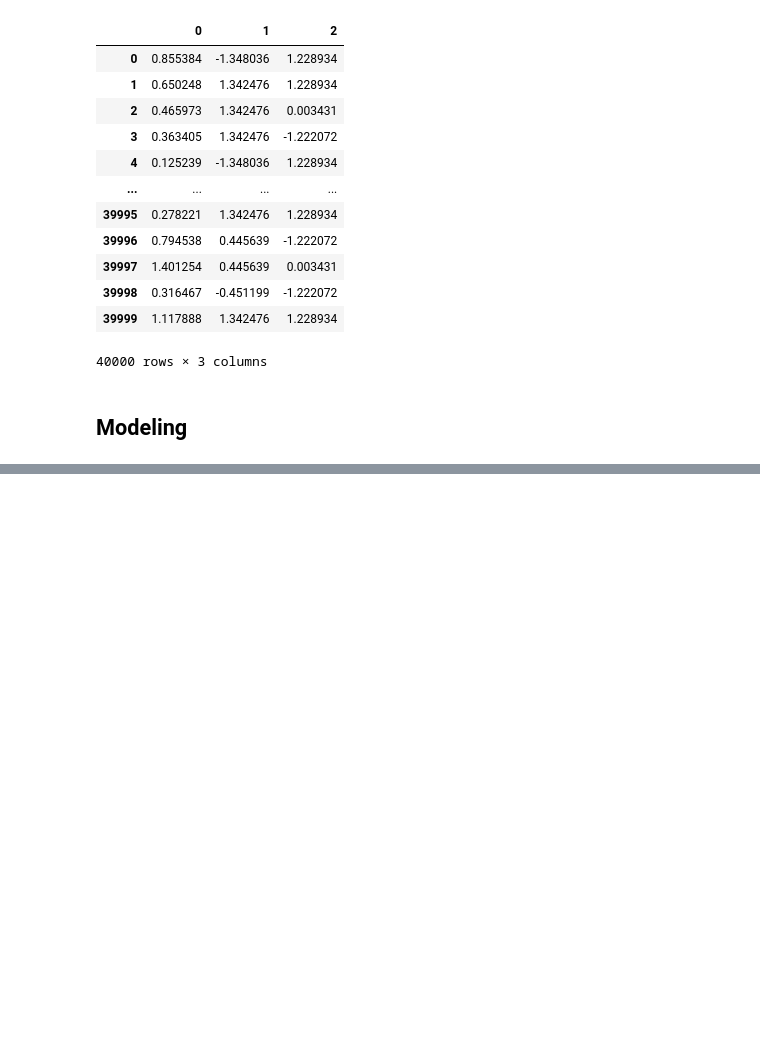
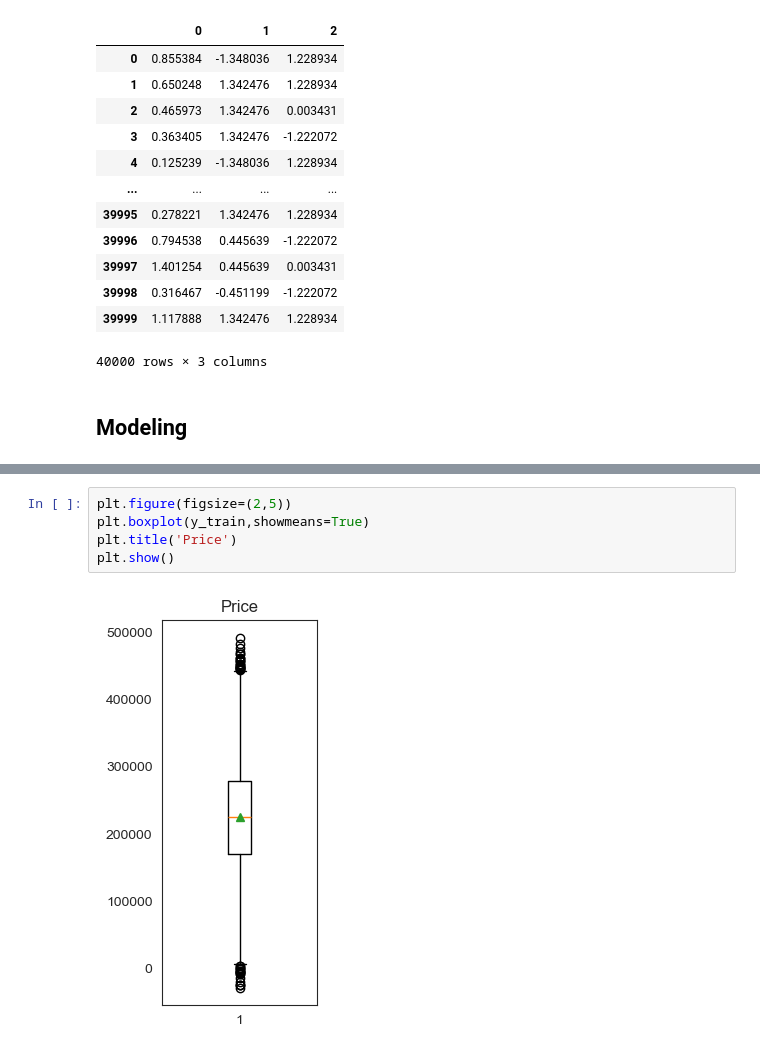
Before and after one commit to minamaher58/Housing-Price-Prediction, a Jupyter notebook: house_price_prediction.ipynb, the cells around one changed output, grey strips where cells are left out. Saved outputs shown, nothing was run; the diff lists cells and outputs as text; blank space fills up the shorter version.

```diff
--- a/house_price_prediction.ipynb
+++ b/house_price_prediction.ipynb
@@ -302,0 +343,7 @@ X_train
+# %%
+plt.figure(figsize=(2,5))
+plt.boxplot(y_train,showmeans=True)
+plt.title('Price')
+plt.show()
+# %% [output]
+[figure, added]
```
Also changed, not shown: parts of 24 cells of this notebook, 4 other files.
